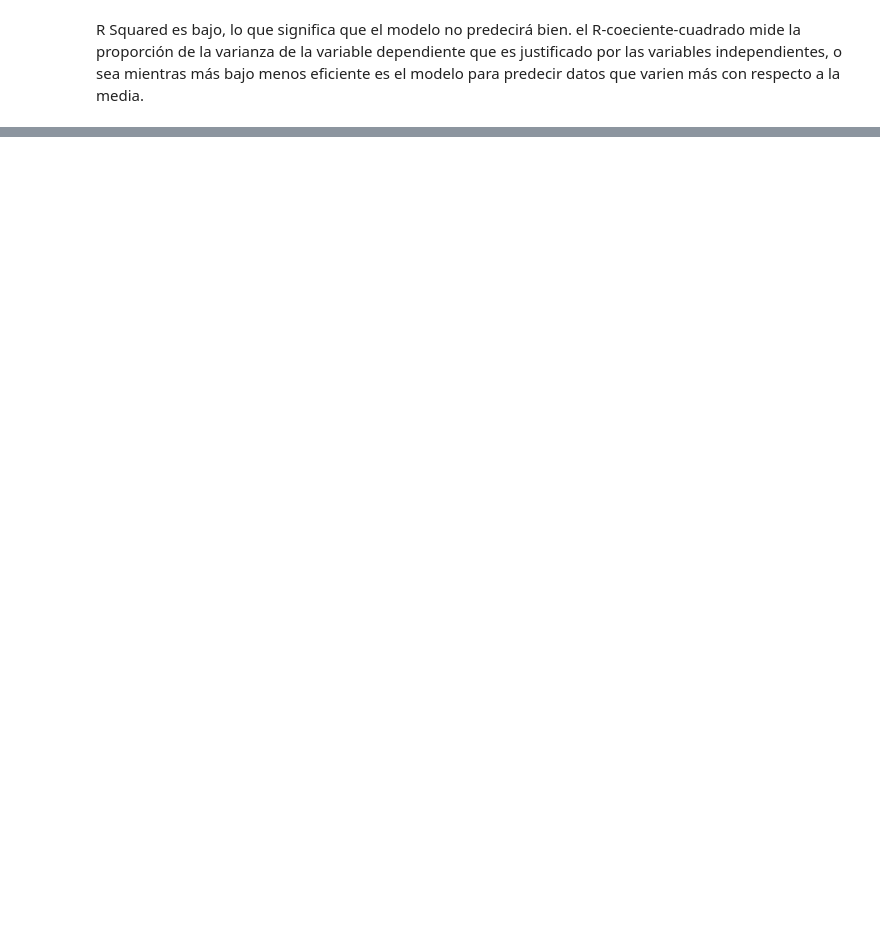
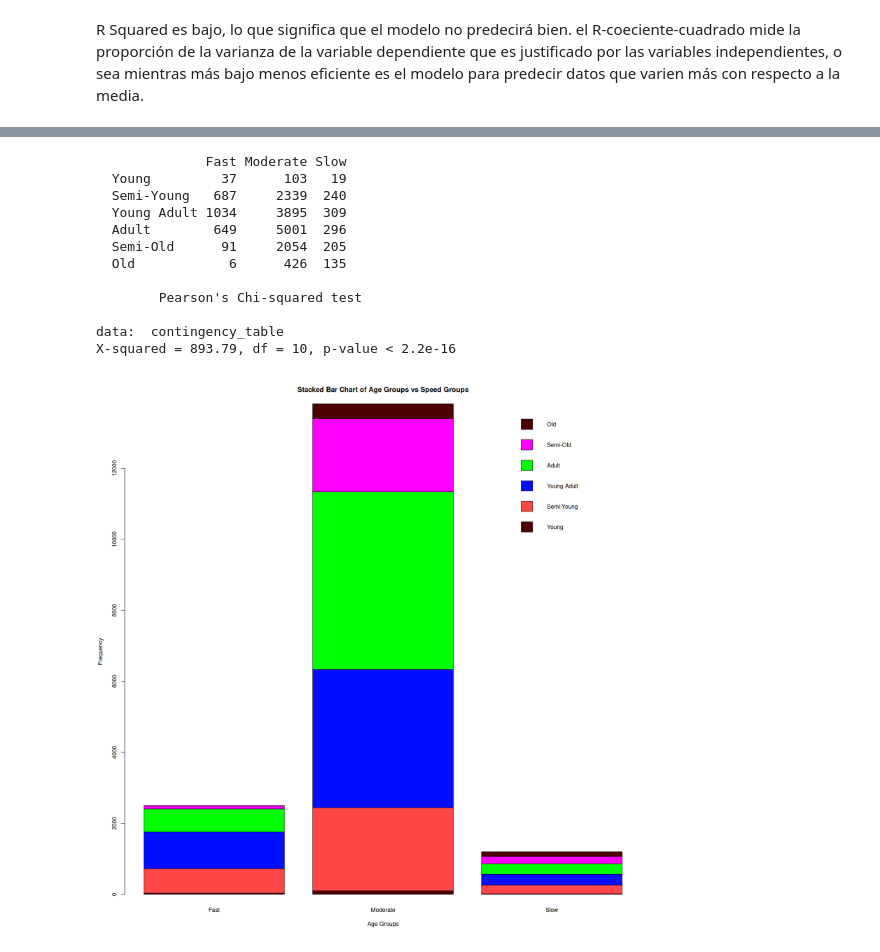
Before and after one commit to BritoAlv/MarathonStatistics, a Jupyter notebook: stats.ipynb, the cells around one changed output, grey strips where cells are left out. Drawn from its saved outputs; the diff is of its cells as text; code cells hidden in the pictures; blank space fills up the shorter version.

```diff
--- a/stats.ipynb
+++ b/stats.ipynb
@@ -396,0 +487,62 @@ R Squared es bajo, lo que significa que el modelo no predecirá bien. el R-coeci
+# %%
+# Create the contingency table
+
+# Age groups vs Speed Groups, hypotesis is that there is no relationship between age and speed.
+
+# Define the classification criteria
+
+
+classificationAge <- cut(
+    maraton_data$age,
+    breaks = c(0, 20, 30, 40, 50, 60, Inf),
+    labels = c("Young", "Semi-Young", "Young Adult", "Adult", "Semi-Old", "Old")
+)
+
+
+maraton_data$ClassificationAge <- classificationAge
+
+contingency_table <- table(
+    maraton_data$ClassificationAge,
+    maraton_data$ClassificationSpeed
+)
+
+# Print the contingency table
+print(contingency_table)
+
+# Perform chi-square test
+chi_square_test <- chisq.test(contingency_table)
+
+# degrees of freedom is (r-1)(c-1).
+
+# Print the results
+print(chi_square_test)
+
+# Create the stacked bar chart
+barplot(contingency_table,
+        main = "Stacked Bar Chart of Age Groups vs Speed Groups",
+        xlab = "Age Groups",
+        ylab = "Frequency",
+        col = c("#4e0000", "#ff4646", "#000dff", "#00ff00", "#ff00ff"),
+        legend = rownames(contingency_table),
+        args.legend = list(x = "topright", bty = "n")
+)
+
+heatmap(
+    contingency_table,
+    scale = "column",
+    main = "Heatmap of Age Groups vs Speed Groups"
+)
+# %% [output]
+              Fast Moderate Slow
+  Young         37      103   19
+  Semi-Young   687     2339  240
+  Young Adult 1034     3895  309
+  Adult        649     5001  296
+  Semi-Old      91     2054  205
+  Old            6      426  135
+
+        Pearson's Chi-squared test
+
+data:  contingency_table
+X-squared = 893.79, df = 10, p-value < 2.2e-16
+[figure, added]
```
Also changed, not shown: parts of 55 cells of this notebook, 2 other files.
